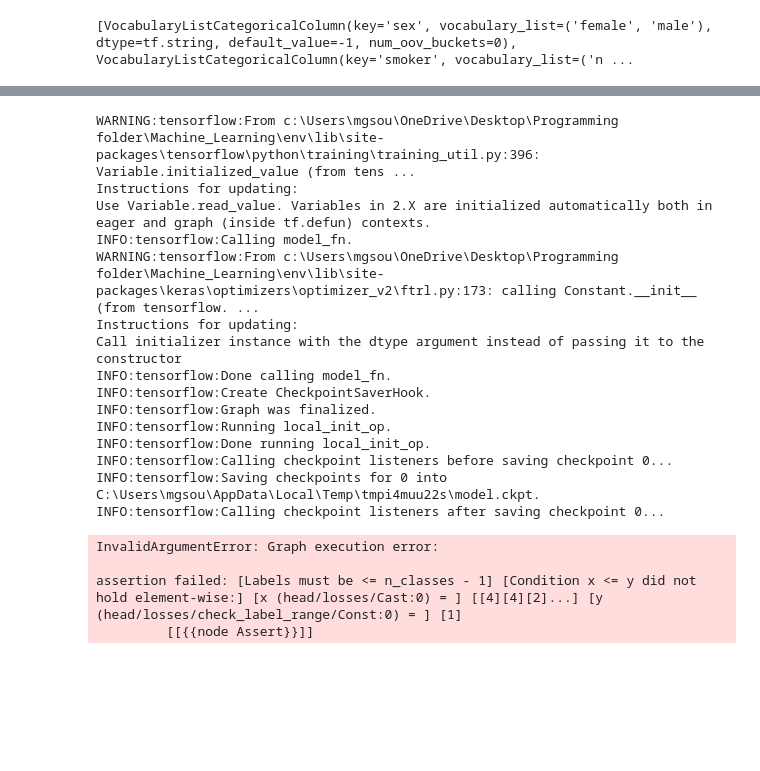
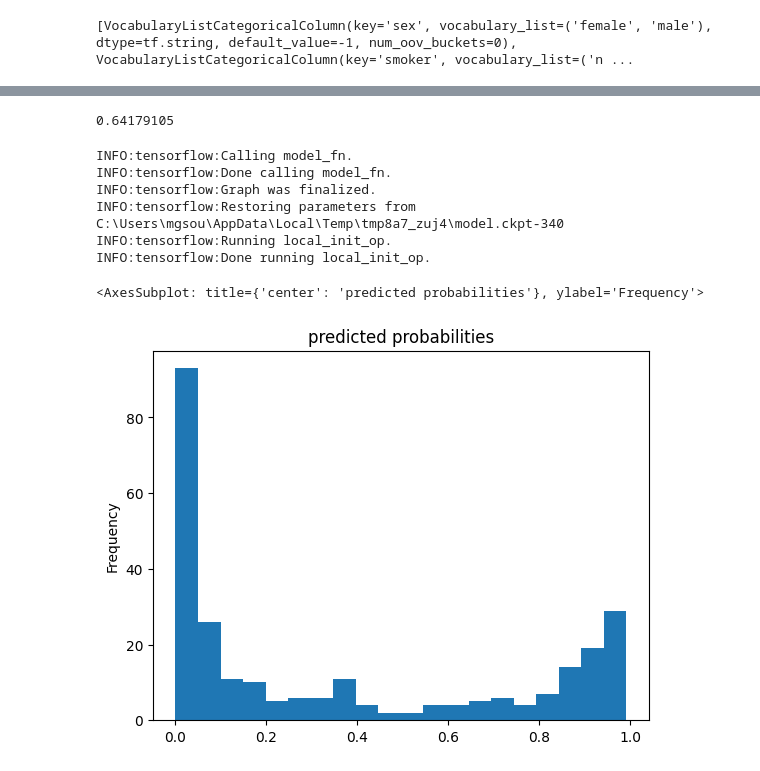
Before and after one commit to MatthewSoutherland/Machine_Learning, a Jupyter notebook: fcc_predict_health_costs_with_regression.ipynb, the cells around one changed output, grey strips where cells are left out. Cells and saved outputs as stored; diff of their text form; code cells hidden in the pictures; blank space fills up the shorter version.

```diff
--- a/fcc_predict_health_costs_with_regression.ipynb
+++ b/fcc_predict_health_costs_with_regression.ipynb
@@ -56,7 +60,7 @@ NUMERIC_COLUMNS = ['age', 'bmi', 'children']
 
 feature_columns = []
 for feature_name in CATEGORICAL_COLUMNS:
-  vocabulary = df_train[feature_name].unique()  # gets a list of all unique values from given feature column
+  vocabulary = train_dataset[feature_name].unique()  # gets a list of all unique values from given feature column
   feature_columns.append(tf.feature_column.categorical_column_with_vocabulary_list(feature_name, vocabulary))
 
 for feature_name in NUMERIC_COLUMNS:
@@ -75,9 +79,9 @@ def make_input_fn(data_df, label_df, num_epochs=10, shuffle=True, batch_size=32)
     return ds  # return a batch of the dataset
   return input_function  # return a function object for use
 
-train_input_fn = make_input_fn(df_train, train_label)  # here we will call the input_function that was returned to us to get a dataset object we can feed to the model
-eval_input_fn = make_input_fn(df_test, test_label, num_epochs=1, shuffle=False)
+train_input_fn = make_input_fn(train_dataset, train_labels)  # here we will call the input_function that was returned to us to get a dataset object we can feed to the model
+eval_input_fn = make_input_fn(test_dataset, test_labels, num_epochs=1, shuffle=False)
 # %%
-linear_est = tf.estimator.LinearClassifier(feature_columns=feature_columns)
+model = tf.estimator.LinearClassifier(feature_columns=feature_columns, n_classes=num_classes)
 # %% [output]
 INFO:tensorflow:Using default config.
@@ -90,31 +94,27 @@ graph_options {
 }
 , '_keep_checkpoint_max': 5, '_keep_checkpoint_every_n_hours': 10000, '_log_step_count_steps': 100, '_train_distribute': None, '_device_fn': None, '_protocol': None, '_eval_distribute': None, '_experi ...
 # %%
-linear_est.train(train_input_fn)  # train
-result = linear_est.evaluate(eval_input_fn)  # get model metrics/stats by testing on tetsing data
+model.train(train_input_fn)  # train
+result = model.evaluate(eval_input_fn)  # get model metrics/stats by testing on tetsing data
 
 clear_output()  # clears consoke output
 print(result['accuracy'])  # the result variable is simply a dict of stats about our model
 # %% [output]
-WARNING:tensorflow:From c:\Users\mgsou\OneDrive\Desktop\Programming folder\Machine_Learning\env\lib\site-packages\tensorflow\python\training\training_util.py:396: Variable.initialized_value (from tens ...
-Instructions for updating:
-Use Variable.read_value. Variables in 2.X are initialized automatically both in eager and graph (inside tf.defun) contexts.
-INFO:tensorflow:Calling model_fn.
-WARNING:tensorflow:From c:\Users\mgsou\OneDrive\Desktop\Programming folder\Machine_Learning\env\lib\site-packages\keras\optimizers\optimizer_v2\ftrl.py:173: calling Constant.__init__ (from tensorflow. ...
-Instructions for updating:
-Call initializer instance with the dtype argument instead of passing it to the constructor
-INFO:tensorflow:Done calling model_fn.
-INFO:tensorflow:Create CheckpointSaverHook.
-INFO:tensorflow:Graph was finalized.
-INFO:tensorflow:Running local_init_op.
-INFO:tensorflow:Done running local_init_op.
-INFO:tensorflow:Calling checkpoint listeners before saving checkpoint 0...
-INFO:tensorflow:Saving checkpoints for 0 into C:\Users\mgsou\AppData\Local\Temp\tmpi4muu22s\model.ckpt.
-INFO:tensorflow:Calling checkpoint listeners after saving checkpoint 0...
+0.64179105
-InvalidArgumentError: Graph execution error:
-
-assertion failed: [Labels must be <= n_classes - 1] [Condition x <= y did not hold element-wise:] [x (head/losses/Cast:0) = ] [[4][4][2]...] [y (head/losses/check_label_range/Const:0) = ] [1]
-         [[{{node Assert}}]]
+# %%
+pred_dicts = list(model.predict(eval_input_fn))
+probs = pd.Series([pred['probabilities'][1] for pred in pred_dicts])
+
+probs.plot(kind='hist', bins=20, title='predicted probabilities')
+# %% [output]
+INFO:tensorflow:Calling model_fn.
+INFO:tensorflow:Done calling model_fn.
+INFO:tensorflow:Graph was finalized.
+INFO:tensorflow:Restoring parameters from C:\Users\mgsou\AppData\Local\Temp\tmp8a7_zuj4\model.ckpt-340
+INFO:tensorflow:Running local_init_op.
+INFO:tensorflow:Done running local_init_op.
+<AxesSubplot: title={'center': 'predicted probabilities'}, ylabel='Frequency'>
+[figure, added]
 # %%
 # RUN THIS CELL TO TEST YOUR MODEL. DO NOT MODIFY CONTENTS.
 # Test model by checking how well the model generalizes using the test set.
```
Also changed, not shown: parts of 9 cells of this notebook, 1 other file.
